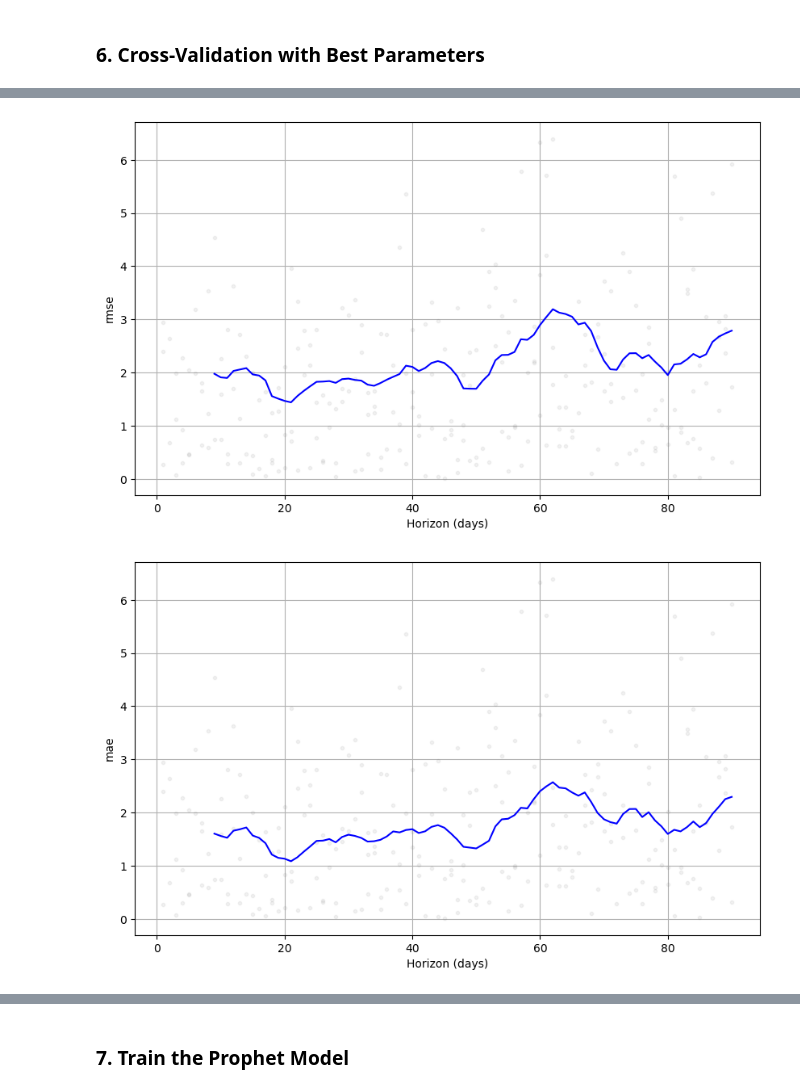
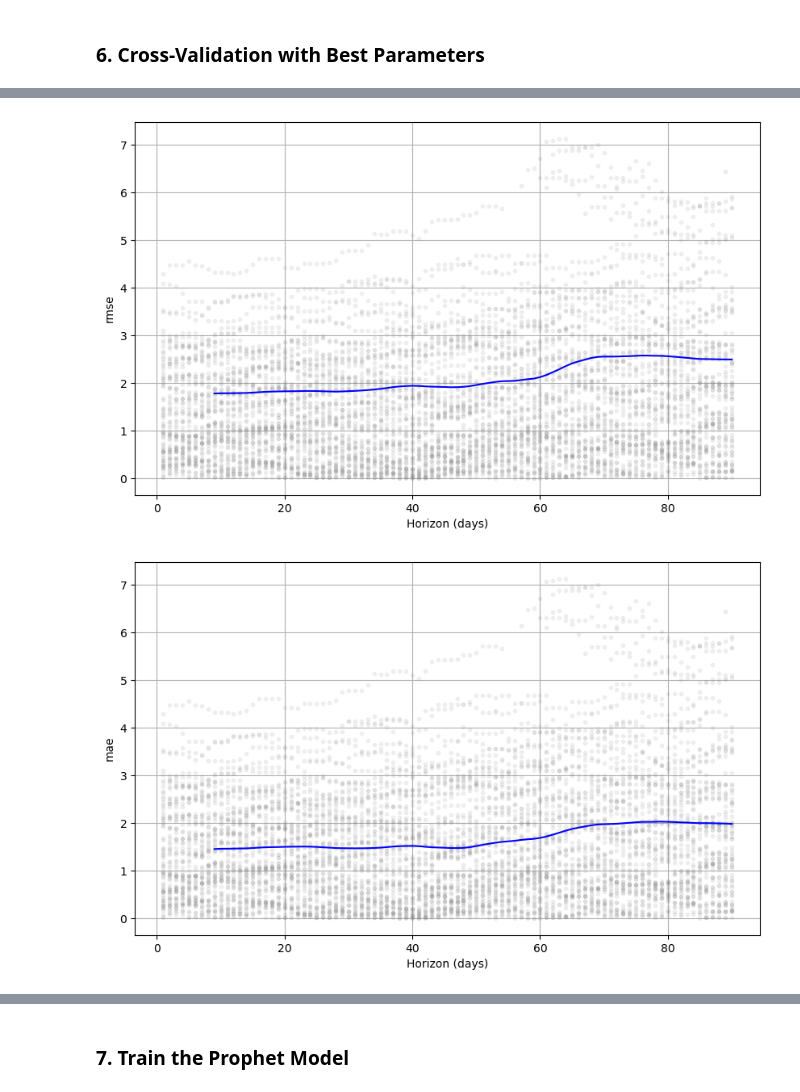
Before and after one commit to kahbelank/Investment-Chatbot, a Jupyter notebook: Machine Learning/test_FBProphet_2Yr.ipynb, the cells around one changed output, grey strips where cells are left out. Saved outputs shown, nothing was run; the diff lists cells and outputs as text; code cells hidden in the pictures.

```diff
--- a/Machine Learning/test_FBProphet_2Yr.ipynb
+++ b/Machine Learning/test_FBProphet_2Yr.ipynb
@@ -112,8 +112,8 @@ display(test.shape)
 # %%
 # Step 4: Hyperparameter Tuning
 param_grid = {
-    'changepoint_prior_scale': [0.001, 0.01, 0.1, 0.5],
-    'seasonality_prior_scale': [0.01, 0.1, 1.0, 10.0]
+    'changepoint_prior_scale': [0.03, 0.035, 0.04, 0.045, 0.05],
+    'seasonality_prior_scale': [2.0, 2.25, 2.5, 2.75, 3.0]
 }
 
 all_params = [dict(zip(param_grid.keys(), v)) for v in itertools.product(*param_grid.values())]
@@ -177,13 +178,17 @@ print(tuning_results)
 # %% [markdown]
 ### 6. Cross-Validation with Best Parameters
 # %%
-model = Prophet(changepoint_prior_scale=best_params['changepoint_prior_scale'],
-                seasonality_prior_scale=best_params['seasonality_prior_scale'])
+# model = Prophet(changepoint_prior_scale=best_params['changepoint_prior_scale'],
+#                 seasonality_prior_scale=best_params['seasonality_prior_scale'])
+
+model = Prophet(changepoint_prior_scale=0.05,
+                seasonality_prior_scale=2.0)
+
 for col in ['SMA_10', 'RSI_14', 'Upper_Band', 'Lower_Band', 'Close_1', 'Close_2']:
     model.add_regressor(col)
 model.fit(train)
 
-cv_results = cross_validation(model, initial='365 days', period='30 days', horizon='90 days', parallel="processes")
+cv_results = cross_validation(model, initial='365 days', period='1 days', horizon='90 days', parallel="processes")
 
 # Plot RMSE
 fig = plot_cross_validation_metric(cv_results, metric='rmse')
@@ -202,2 +207,2 @@ plt.show()
-[figure, old version]
+[figure, new version]
-[figure, old version]
+[figure, new version]
```
Also changed, not shown: parts of 8 cells of this notebook, 4 other files.
